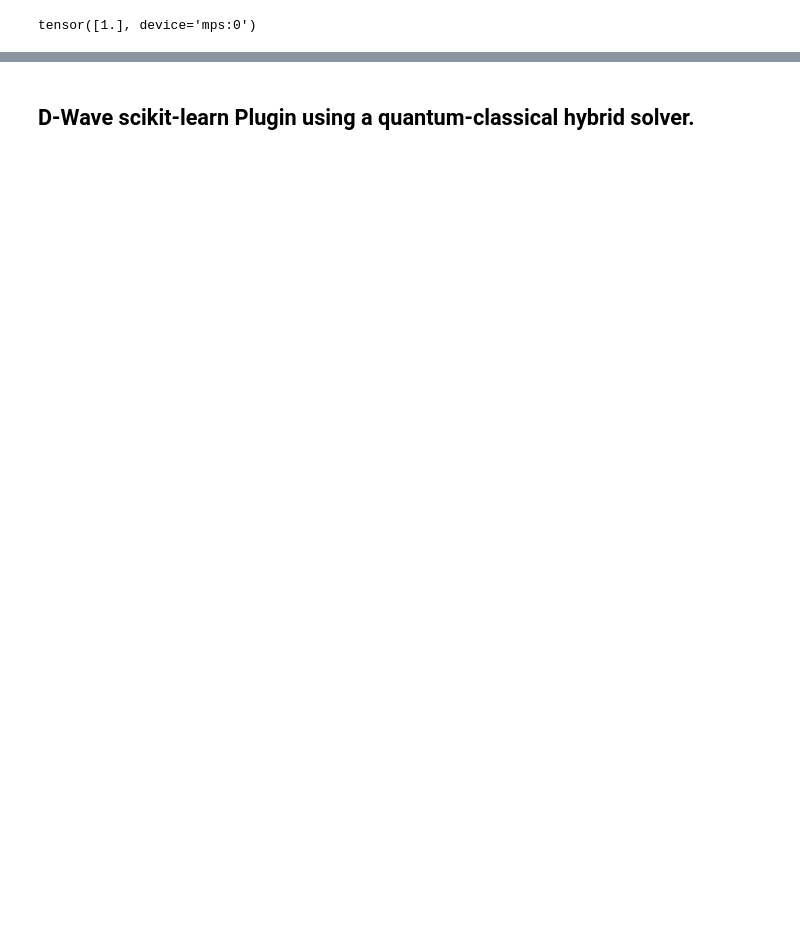
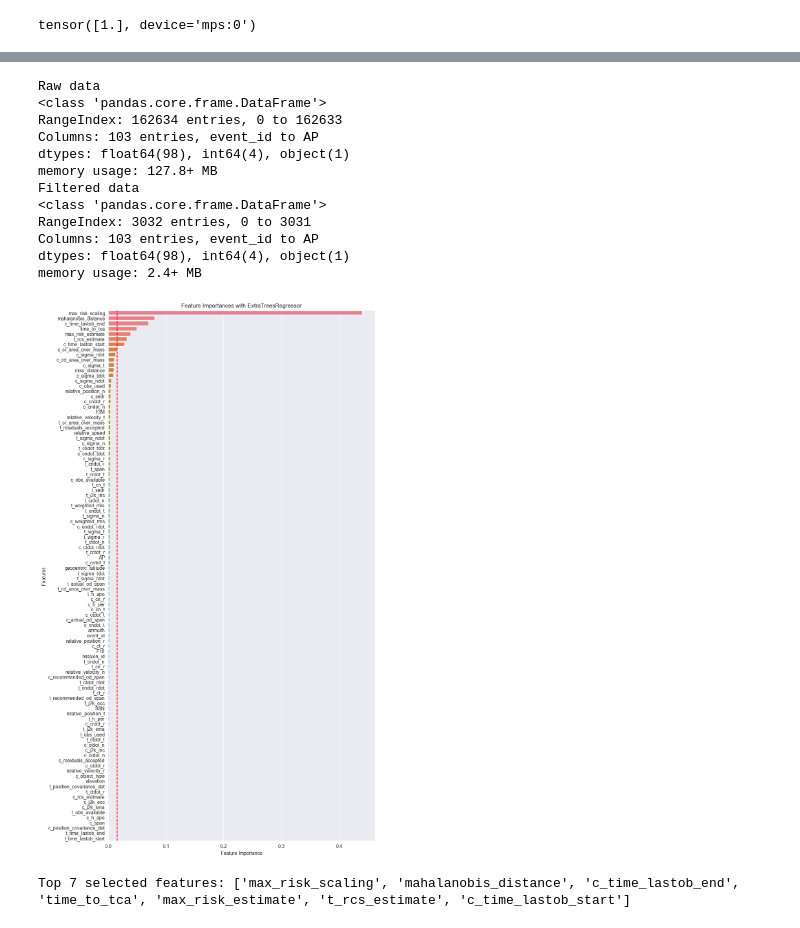
Before and after one commit to freddida/MLProject, a Jupyter notebook: notebooks/engineering/feature_selection.ipynb, the cells around one changed output, grey strips where cells are left out. Cells and saved outputs as stored; diff of their text form; code cells hidden in the pictures; blank space fills up the shorter version.

```diff
--- a/notebooks/engineering/feature_selection.ipynb
+++ b/notebooks/engineering/feature_selection.ipynb
@@ -167,2 +99,68 @@ AttributeError: 'NoneType' object has no attribute 'info'
-# %% [markdown]
-## D-Wave scikit-learn Plugin using a quantum-classical hybrid solver.
+# %%
+from sklearn.ensemble import ExtraTreesRegressor
+from sklearn.preprocessing import StandardScaler
+import matplotlib.pyplot as plt
+import seaborn as sns
+import pandas as pd
+
+# Load and data and filter it
+df = load_data()
+df_filtered = filter_data(df)
+
+# Drop rows with NaN values
+df_filtered.dropna(axis=0, how='any', inplace=True)
+
+# Encode categorical column "c_object_type"
+label_encode_column(df_filtered, "c_object_type")
+
+# Separate features (X) and target variable (y)
+X = df_filtered.drop(["risk"], axis=1)
+y = df_filtered["risk"]
+
+# Scale the features using StandardScaler
+scaler = StandardScaler()
+features_scaled = scaler.fit_transform(X)
+
+# Train the ExtraTreesRegressor model
+model = ExtraTreesRegressor()
+model.fit(features_scaled, y)
+
+# Plot the feature scores using Seaborn
+plt.figure(figsize=(10, 20))
+
+# Create a DataFrame with feature names and their importances
+feat_importances = pd.DataFrame({'Feature': X.columns, 'Importance': model.feature_importances_})
+# Sort the DataFrame by importance in descending order
+feat_importances = feat_importances.sort_values(by='Importance', ascending=False)
+
+# Plot the feature importances using Seaborn
+sns.barplot(x='Importance', y='Feature', data=feat_importances, hue='Feature')
+
+# Add a line to visualize the elbow point
+elbow_point = 8
+plt.axvline(x=feat_importances['Importance'].iloc[elbow_point - 1], color='red', linestyle='--', label='Elbow Point')
+
+plt.xlabel('Feature Importance')
+plt.ylabel('Features')
+plt.title('Feature Importances with ExtraTreesRegressor')
+plt.show()
+
+# Select the top x features based on the elbow method
+selected_features_regressor = feat_importances[:elbow_point - 1]
+selected_features_regressor = selected_features_regressor['Feature'].tolist()
+print(f"Top {elbow_point - 1} selected features:", selected_features_regressor)
+# %% [output]
+Raw data
+<class 'pandas.core.frame.DataFrame'>
+RangeIndex: 162634 entries, 0 to 162633
+Columns: 103 entries, event_id to AP
+dtypes: float64(98), int64(4), object(1)
+memory usage: 127.8+ MB
+Filtered data
+<class 'pandas.core.frame.DataFrame'>
+RangeIndex: 3032 entries, 0 to 3031
+Columns: 103 entries, event_id to AP
+dtypes: float64(98), int64(4), object(1)
+memory usage: 2.4+ MB
+[figure, added]
+Top 7 selected features: ['max_risk_scaling', 'mahalanobis_distance', 'c_time_lastob_end', 'time_to_tca', 'max_risk_estimate', 't_rcs_estimate', 'c_time_lastob_start']
```
Also changed, not shown: parts of 16 cells of this notebook, 3 other files.
